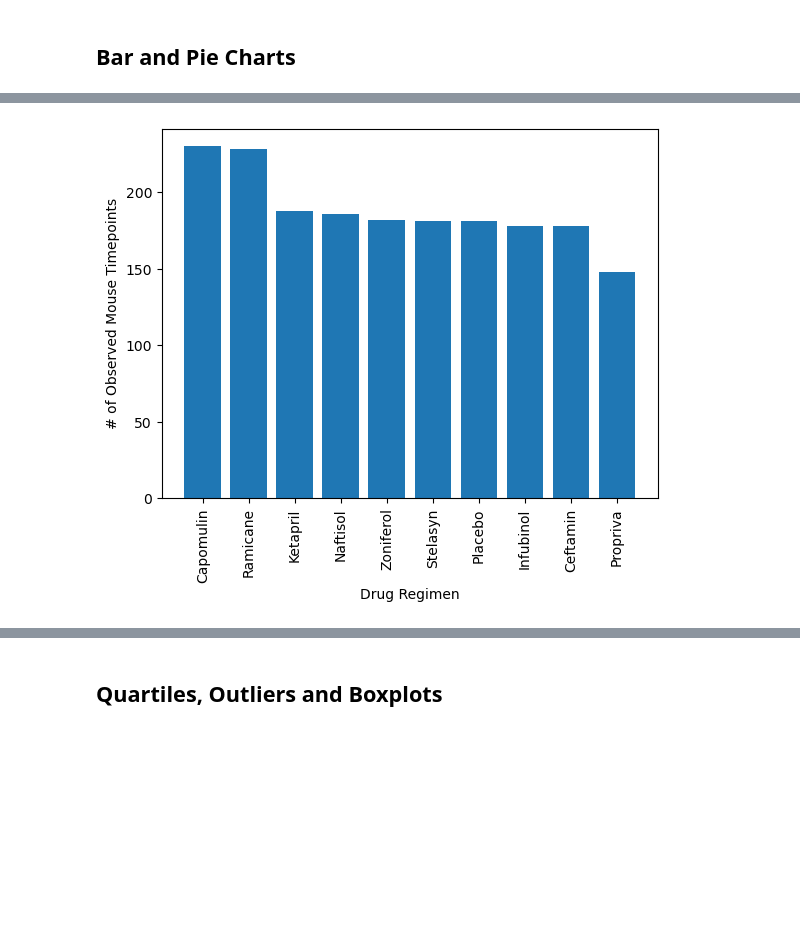
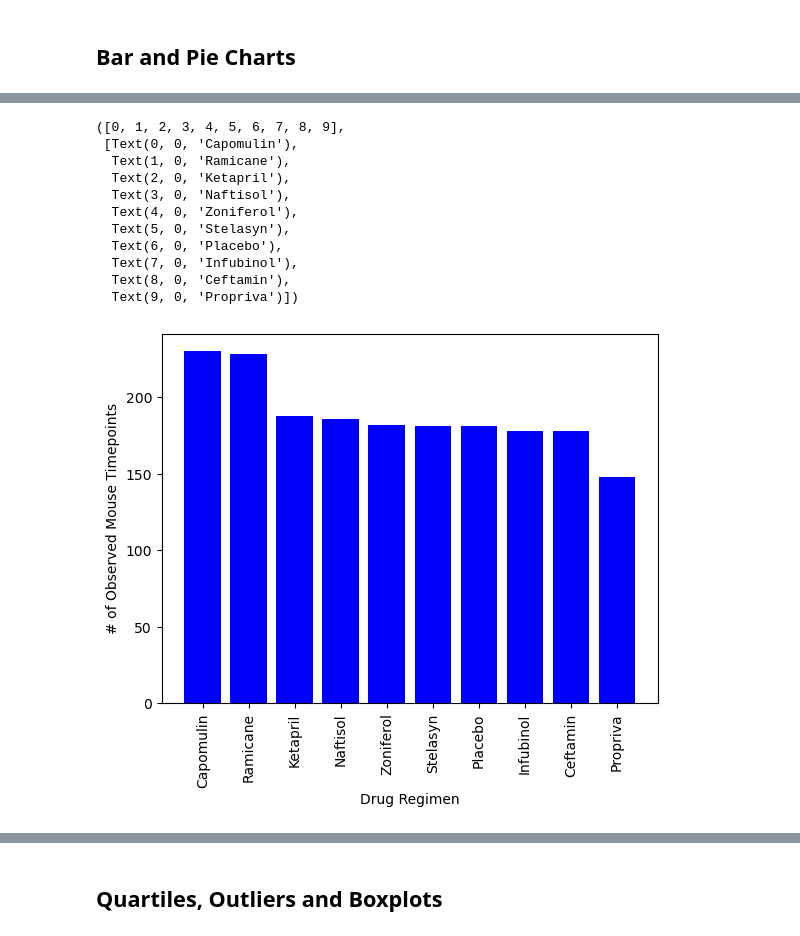
Before and after one commit to chautranln/data_visualization, a Jupyter notebook: Pymaceuticals/pymaceuticals_starter.ipynb, the cells around one changed output, grey strips where cells are left out. Saved outputs shown, nothing was run; the diff lists cells and outputs as text; code cells hidden in the pictures; blank space fills up the shorter version.

```diff
--- a/Pymaceuticals/pymaceuticals_starter.ipynb
+++ b/Pymaceuticals/pymaceuticals_starter.ipynb
@@ -144,4 +159,9 @@ total_unique
 ## Bar and Pie Charts
 # %%
 # Generate a bar plot showing the total number of rows (Mouse ID/Timepoints) for each drug regimen using Pandas.
+drugreg = clean_df["Drug Regimen"].value_counts()
+drugreg
+
+pd_bar = drugreg.plot(kind = "bar", color = "blue", xlabel = "Drug Regimen", ylabel = "# of Observed Mouse Timepoints")
+pd_bar
 # %% [output]
@@ -149,6 +170,24 @@ total_unique
 # %%
 # Generate a bar plot showing the total number of rows (Mouse ID/Timepoints) for each drug regimen using pyplot.
+x = drugreg.index.values
+y = drugreg.values
+
+plt.bar(x, y, color = "blue", align = "center")
+plt.xlabel("Drug Regimen")
+plt.ylabel("# of Observed Mouse Timepoints")
+plt.xticks(rotation = "vertical")
 # %% [output]
+([0, 1, 2, 3, 4, 5, 6, 7, 8, 9],
+ [Text(0, 0, 'Capomulin'),
+  Text(1, 0, 'Ramicane'),
+  Text(2, 0, 'Ketapril'),
+  Text(3, 0, 'Naftisol'),
+  Text(4, 0, 'Zoniferol'),
+  Text(5, 0, 'Stelasyn'),
+  Text(6, 0, 'Placebo'),
+  Text(7, 0, 'Infubinol'),
+  Text(8, 0, 'Ceftamin'),
+  Text(9, 0, 'Propriva')])
-[figure, old version]
+[figure, new version]
 # %%
 # Generate a pie plot showing the distribution of female versus male mice using Pandas
```
Also changed, not shown: parts of 13 cells of this notebook.
